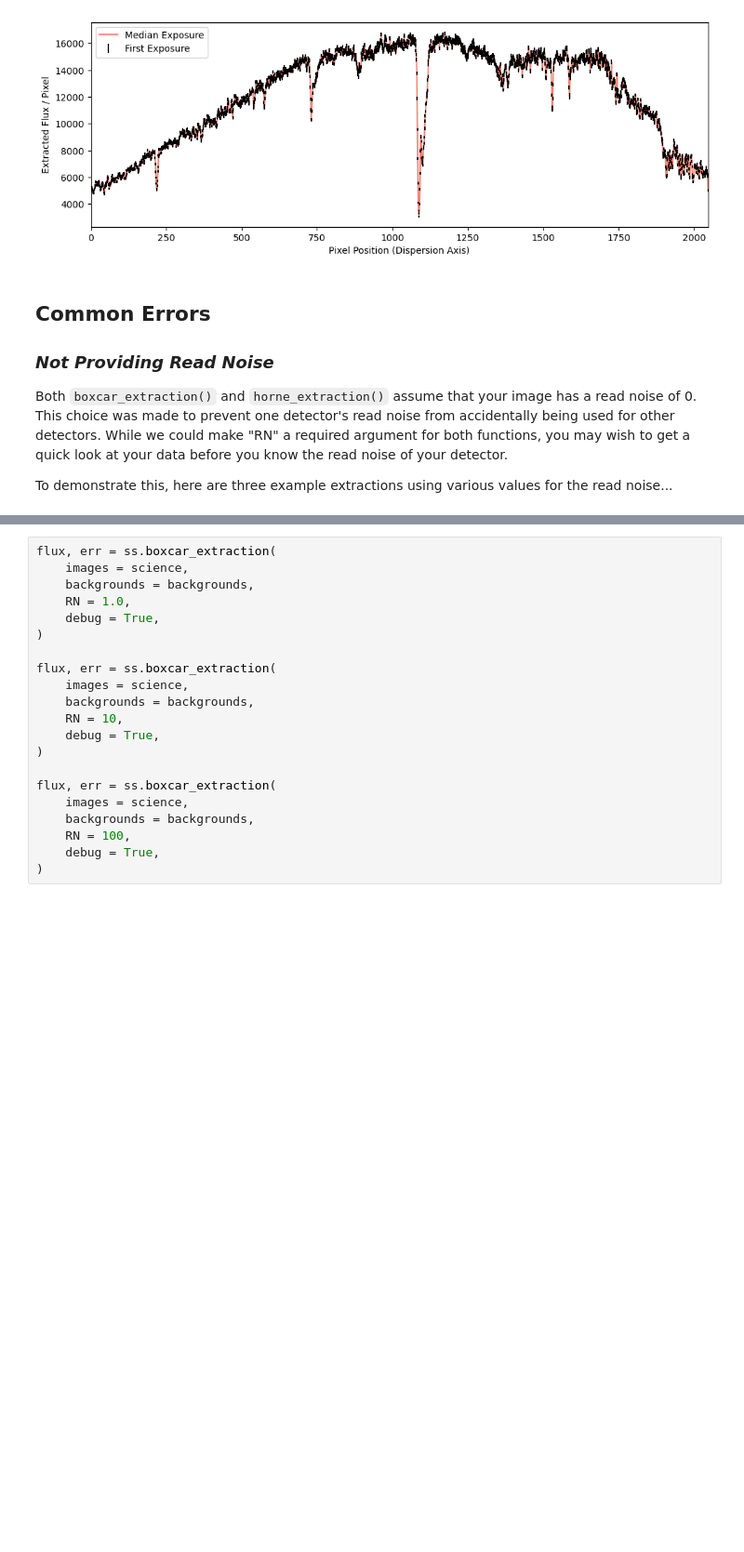
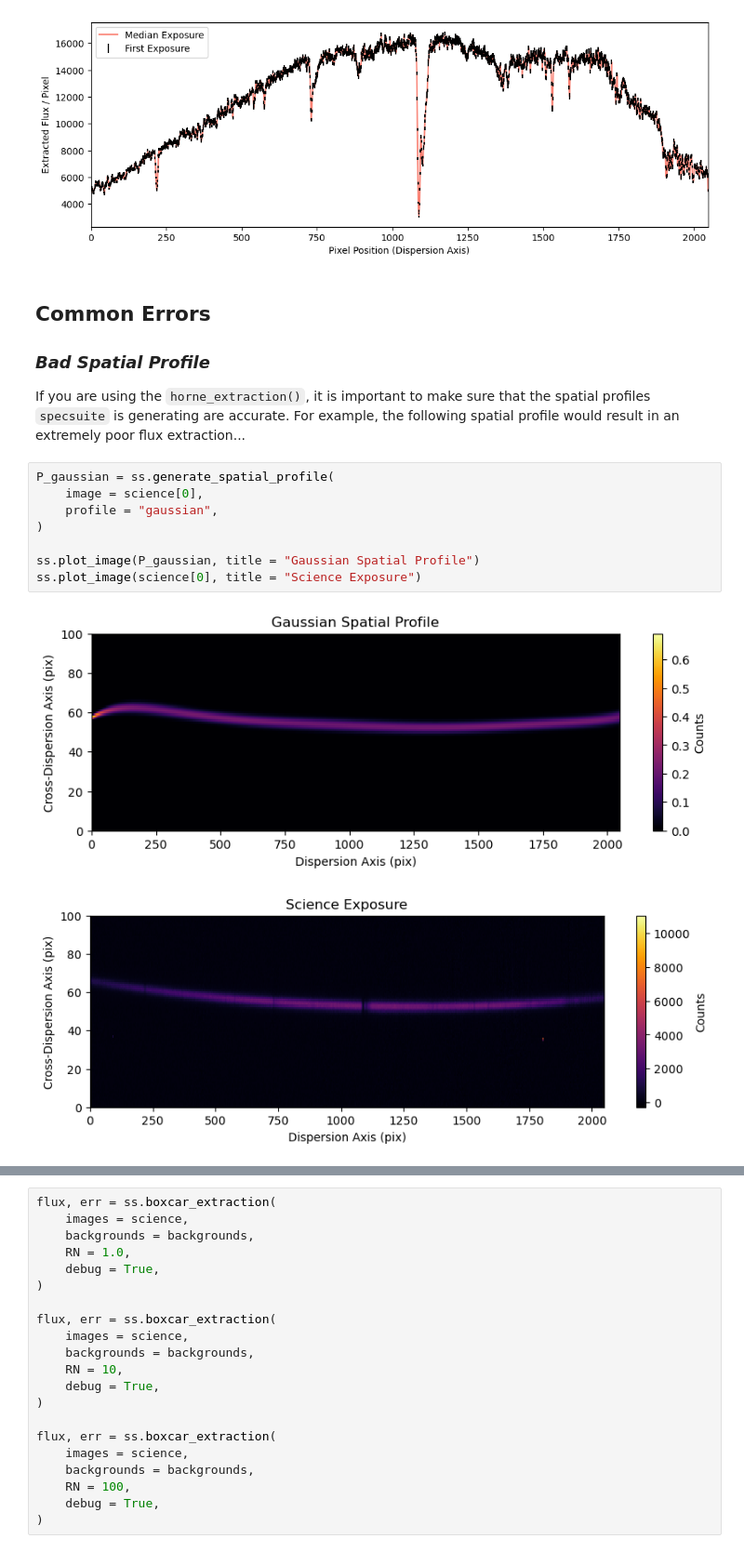
Before and after one commit to Autumn10677/specsuite, a Jupyter notebook: docs/flux_extraction.ipynb, the cells around one changed output, grey strips where cells are left out. Shown at 93% size. Cells and saved outputs as stored; diff of their text form; blank space fills up the shorter version.

````diff
--- a/docs/flux_extraction.ipynb
+++ b/docs/flux_extraction.ipynb
@@ -147,8 +162,17 @@ optimal_flux, optimal_err = ss.horne_extraction(
 # %% [markdown]
 ## __Common Errors__
 
-### _Not Providing Read Noise_
+### _Bad Spatial Profile_
 
-Both ```boxcar_extraction()``` and ```horne_extraction()``` assume that your image has a read noise of 0. This choice was made to prevent one detector's read noise from accidentally being used for other detectors. While we could make "RN" a required argument for both functions, you may wish to get a quick look at your data before you know the read noise of your detector.
-
-To demonstrate this, here are three example extractions using various values for the read noise...
+If you are using the ```horne_extraction()```, it is important to make sure that the spatial profiles ```specsuite``` is generating are accurate. For example, the following spatial profile would result in an extremely poor flux extraction...
+# %%
+P_gaussian = ss.generate_spatial_profile(
+    image = science[0],
+    profile = "gaussian",
+)
+
+ss.plot_image(P_gaussian, title = "Gaussian Spatial Profile")
+ss.plot_image(science[0], title = "Science Exposure")
+# %% [output]
+[figure, added]
+[figure, added]
````
Also changed, not shown: parts of 14 cells of this notebook, 8 other files.
